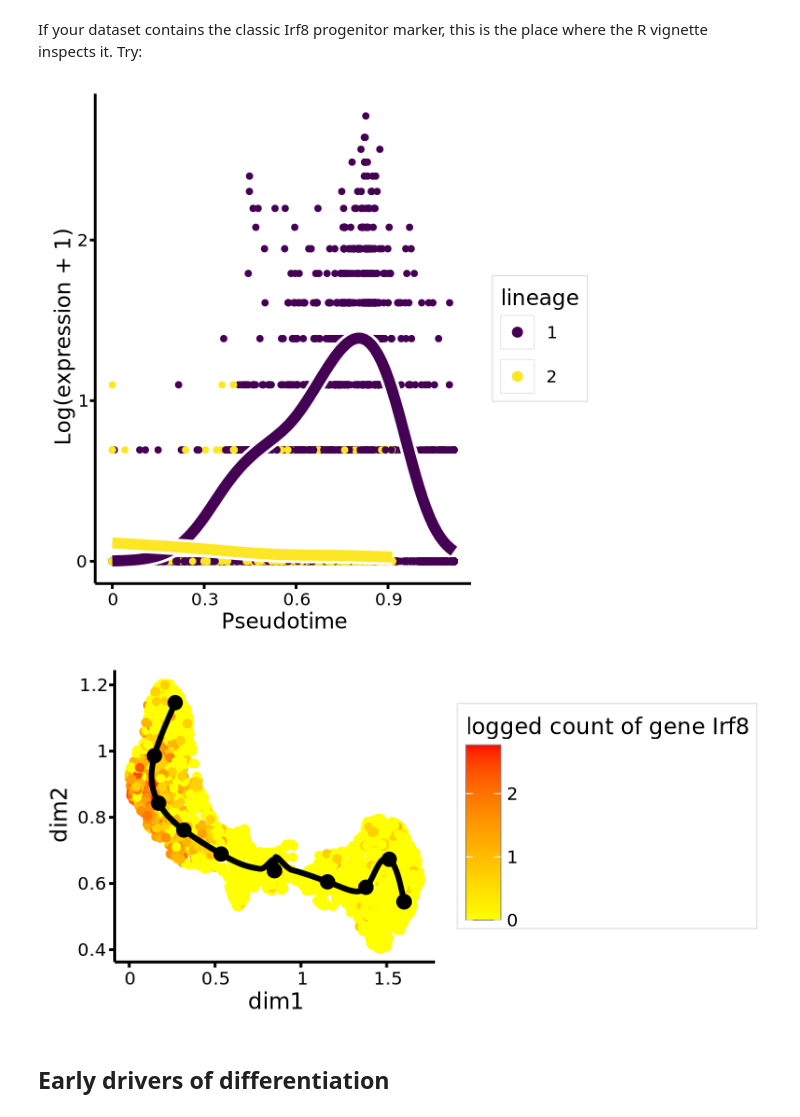
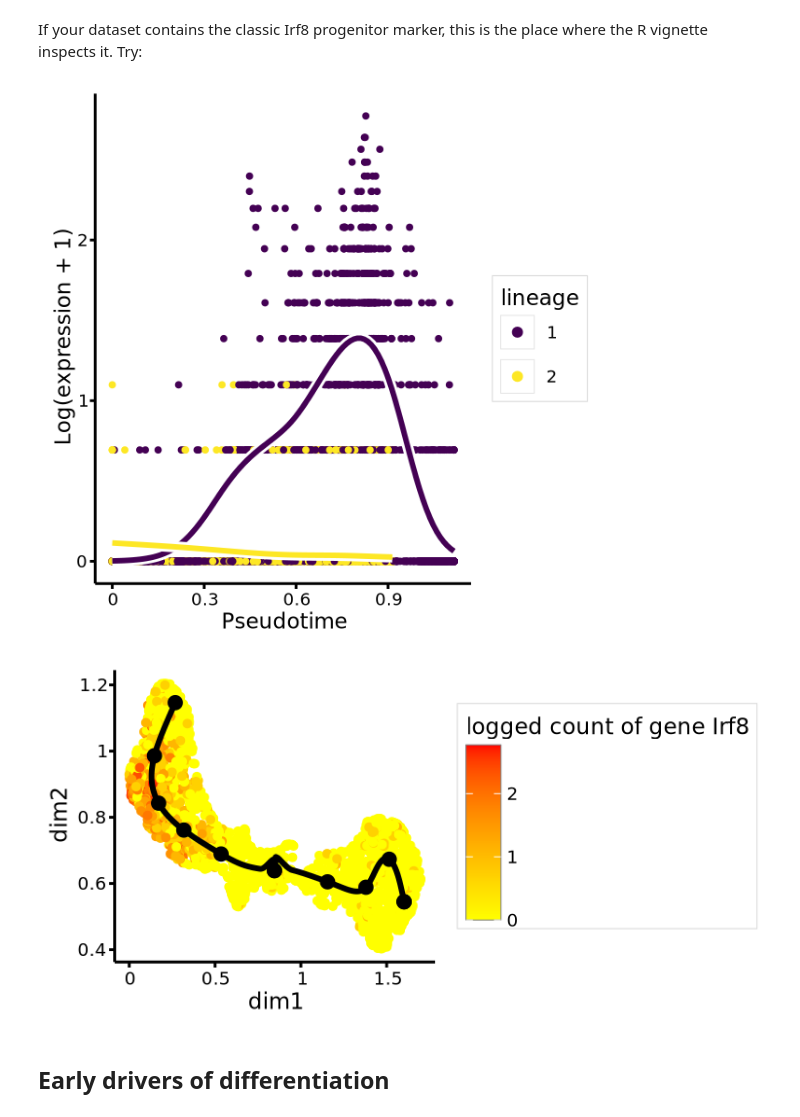
Before and after one commit to Bio-Babel/tradeSeq-python, a Jupyter notebook: tutorials/tradeSeq.ipynb, the cells around one changed output. Saved outputs shown, nothing was run; the diff lists cells and outputs as text; code cells hidden in the pictures.

```diff
--- a/tutorials/tradeSeq.ipynb
+++ b/tutorials/tradeSeq.ipynb
@@ -305,10 +298,10 @@ If your dataset contains the classic Irf8 progenitor marker, this is
 the place where the R vignette inspects it. Try:
 # %%
 if 'Irf8' in a.var_names:
-    show_plot(ts.plot_smoothers(a, gene='Irf8'), width=4, height=4)
+    show_plot(ts.plot_smoothers(a, gene='Irf8', lwd=1), width=4, height=4)
     show_plot(ts.plot_gene_count(a, gene='Irf8'), width=5, height=2.5)
 # %% [output]
-[figure, old version]
+[figure, new version]
 [figure]
 # %% [markdown]
 ## Early drivers of differentiation
```
Also changed, not shown: parts of 17 cells of this notebook, 3 other files.
